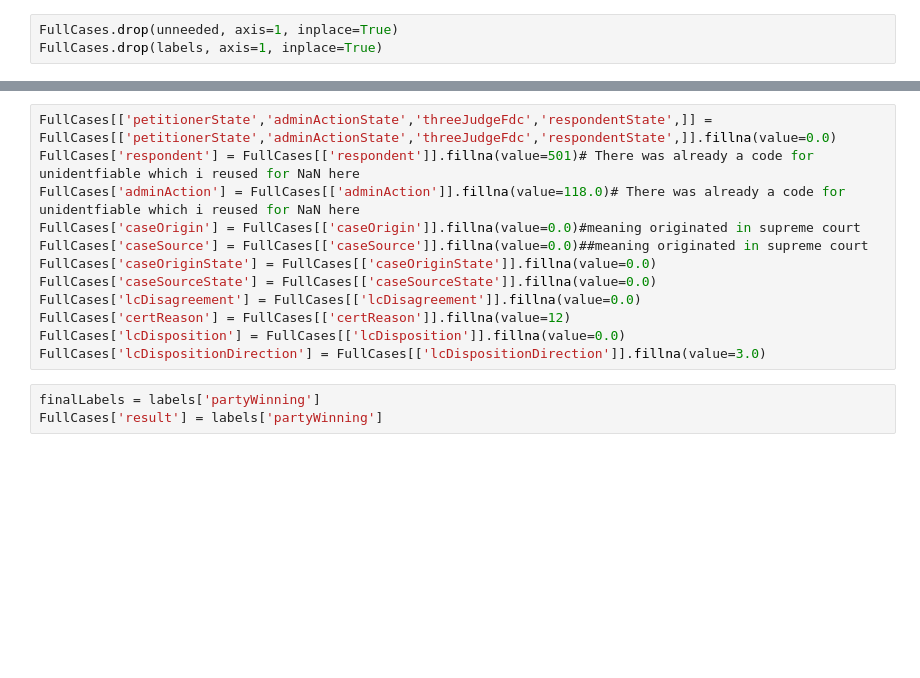
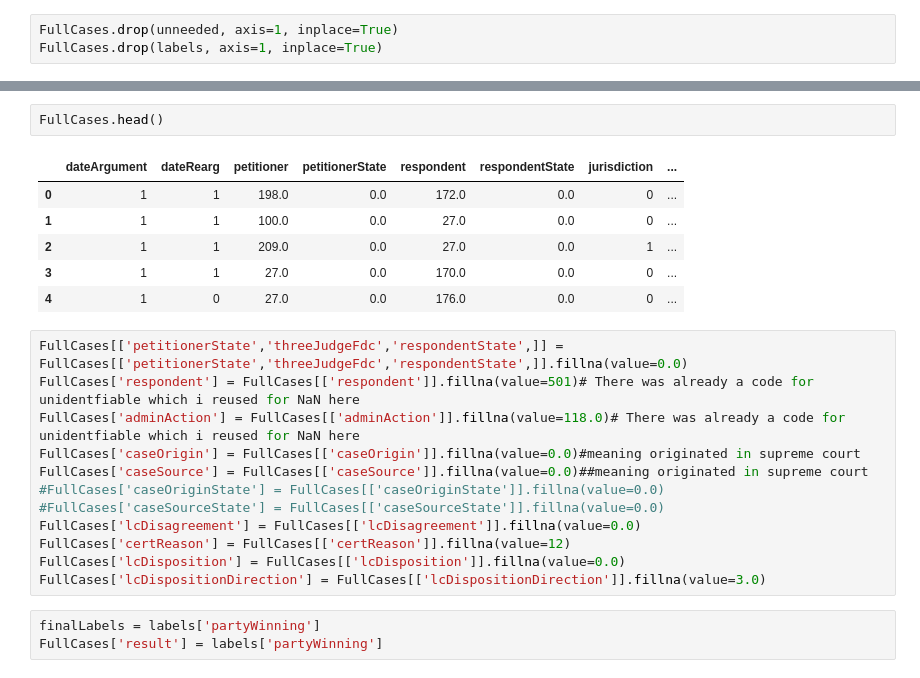
Before and after one commit to DKEENEY81/project, a Jupyter notebook: FulldataModel.ipynb, the cells around one changed output, grey strips where cells are left out. Saved outputs shown, nothing was run; the diff lists cells and outputs as text; blank space fills up the shorter version.

```diff
--- a/FulldataModel.ipynb
+++ b/FulldataModel.ipynb
@@ -28,11 +34,20 @@ FullCases[['dateArgument','dateRearg']]=FullCases[['dateArgument', 'dateRearg']]
+# %%
+FullCases.head()
+# %% [output]
+|  | dateArgument | dateRearg | petitioner | petitionerState | respondent | respondentState | jurisdiction | ... |
+| 0 | 1 | 1 | 198.0 | 0.0 | 172.0 | 0.0 | 0 | ... |
+| 1 | 1 | 1 | 100.0 | 0.0 | 27.0 | 0.0 | 0 | ... |
+| 2 | 1 | 1 | 209.0 | 0.0 | 27.0 | 0.0 | 1 | ... |
+| 3 | 1 | 1 | 27.0 | 0.0 | 170.0 | 0.0 | 0 | ... |
+| 4 | 1 | 0 | 27.0 | 0.0 | 176.0 | 0.0 | 0 | ... |
 # %%
-FullCases[['petitionerState','adminActionState','threeJudgeFdc','respondentState',]] = FullCases[['petitionerState','adminActionState','threeJudgeFdc','respondentState',]].fillna(value=0.0)
+FullCases[['petitionerState','threeJudgeFdc','respondentState',]] = FullCases[['petitionerState','threeJudgeFdc','respondentState',]].fillna(value=0.0)
 FullCases['respondent'] = FullCases[['respondent']].fillna(value=501)# There was already a code for unidentfiable which i reused for NaN here
 FullCases['adminAction'] = FullCases[['adminAction']].fillna(value=118.0)# There was already a code for unidentfiable which i reused for NaN here
 FullCases['caseOrigin'] = FullCases[['caseOrigin']].fillna(value=0.0)#meaning originated in supreme court
 FullCases['caseSource'] = FullCases[['caseSource']].fillna(value=0.0)##meaning originated in supreme court
-FullCases['caseOriginState'] = FullCases[['caseOriginState']].fillna(value=0.0)
-FullCases['caseSourceState'] = FullCases[['caseSourceState']].fillna(value=0.0)
+#FullCases['caseOriginState'] = FullCases[['caseOriginState']].fillna(value=0.0)
+#FullCases['caseSourceState'] = FullCases[['caseSourceState']].fillna(value=0.0)
 FullCases['lcDisagreement'] = FullCases[['lcDisagreement']].fillna(value=0.0)
 FullCases['certReason'] = FullCases[['certReason']].fillna(value=12)
 FullCases['lcDisposition'] = FullCases[['lcDisposition']].fillna(value=0.0)
```
Also changed, not shown: parts of 19 cells of this notebook, 1 other file.
